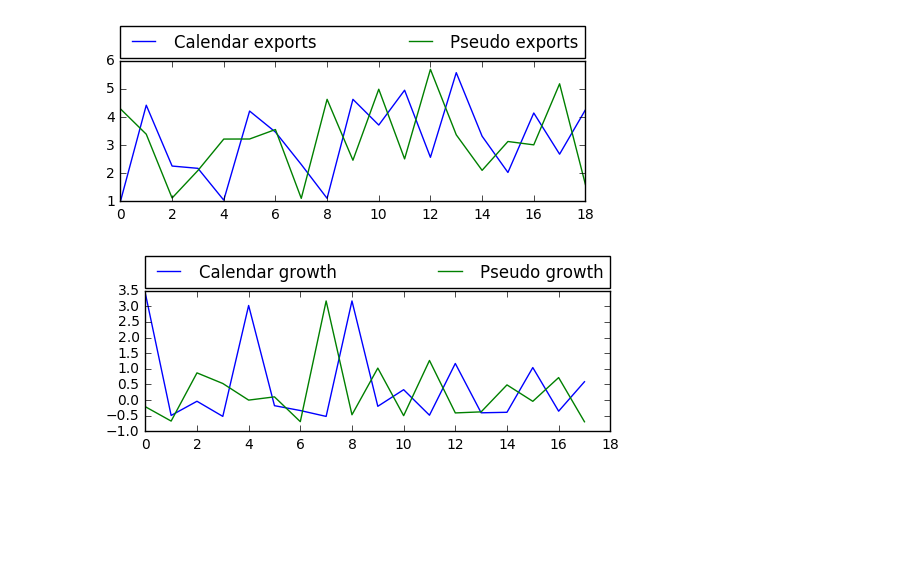
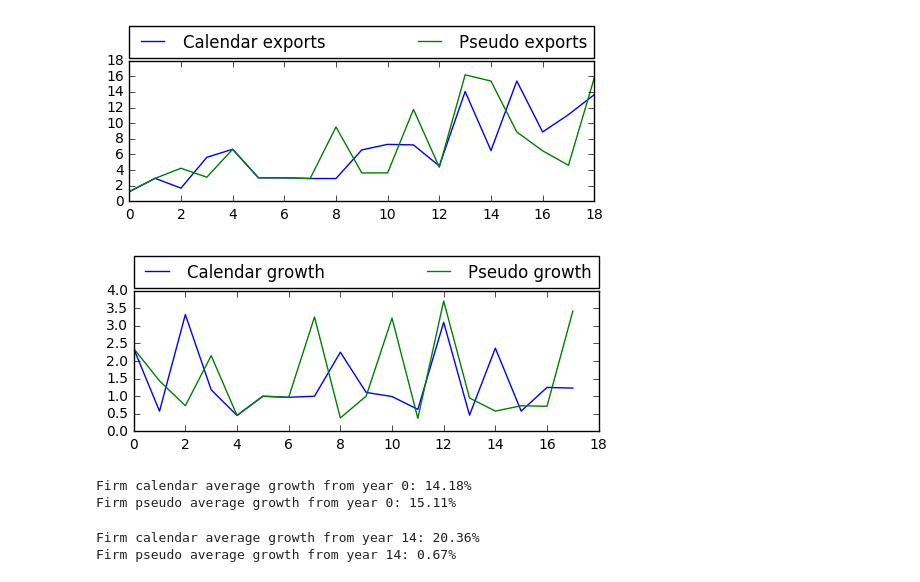
Before and after one commit to Ozniras/pseudoYearEffectExportSimulations, a Jupyter notebook: simul.ipynb, the cells around one changed output. Cells and saved outputs as stored; diff of their text form; code cells hidden in the pictures; blank space fills up the shorter version.

Commit message:
Added average growth to all stages

```diff
--- a/simul.ipynb
+++ b/simul.ipynb
@@ -25,7 +25,7 @@ class FirmExports:
         zeroCounter = self.start
         for t in range(self.years * 12 - self.start):
             if rnd.uniform() <= self.prob:
-                exportLast *= (1. + rnd.uniform(low = -0.1, high = 0.101))
+                exportLast *= (0.5 + rnd.uniform())
                 exportMonths[self.start + t] = exportLast
                 zeroCounter = 0
             else:
@@ -53,6 +53,11 @@ class FirmExports:
                 print(self.yearsCalendar[t])
                 print(self.yearsPseudo[t + 1])
                 print(self.yearsPseudo[t])
+
+    def firmCumul(self, fromYear = 0):
+        self.fromYear = fromYear
+        self.calendarCumul = np.prod(self.calendarGrowth[self.fromYear:]) ** (1 / (self.years - 2 - self.fromYear))
+        self.pseudoCumul = np.prod(self.pseudoGrowth[self.fromYear:]) ** (1 / (self.years - 2 - self.fromYear))
 # %%
 class CountryExports:
     def __init__(self, countryFirms = 10, exportYears = 20, exportProb = 0.25):
@@ -105,23 +112,41 @@ class Simulations:
 # %%
-firm = FirmExports(exportYears = 20, exportProb = 0.25)
+firm = FirmExports(exportYears = 20, exportProb = 0.1)
 firm.firmGrowth()
 
 plt.subplot(2,1,1)
 calendar = plt.plot(range(firm.years - 1), firm.yearsCalendar, label = 'Calendar exports')
 pseudo = plt.plot(range(firm.years - 1), firm.yearsPseudo, label = 'Pseudo exports')
 plt.legend(bbox_to_anchor=(0., 1.02, 1., .102), loc=3,
            ncol=2, mode="expand", borderaxespad=0.)
 plt.show()
 
 plt.subplot(2,1,2)
 calendar = plt.plot(range(firm.years - 2), firm.calendarGrowth, label = 'Calendar growth')
 pseudo = plt.plot(range(firm.years - 2), firm.pseudoGrowth, label = 'Pseudo growth')
 plt.legend(bbox_to_anchor=(0., 1.02, 1., .102), loc=3,
            ncol=2, mode="expand", borderaxespad=0.)
 plt.show()
 # %% [output]
-[figure, old version]
+[figure, new version]
-[figure, old version]
+[figure, new version]
+# %%
+firm.firmCumul(fromYear = 0)
+print('Firm calendar average growth from year ' + str(firm.fromYear) + ': '
+      + str(np.round((firm.calendarCumul -1) * 100, 2)) + '%')
+print('Firm pseudo average growth from year ' + str(firm.fromYear) + ': '
+      + str(np.round((firm.pseudoCumul - 1) * 100, 2)) + '%')
+# %% [output]
+Firm calendar average growth from year 0: 14.18%
+Firm pseudo average growth from year 0: 15.11%
+# %%
+firm.firmCumul(fromYear = 14)
+print('Firm calendar average growth from year ' + str(firm.fromYear) + ': '
+      + str(np.round((firm.calendarCumul -1) * 100, 2)) + '%')
+print('Firm pseudo average growth from year ' + str(firm.fromYear) + ': '
+      + str(np.round((firm.pseudoCumul - 1) * 100, 2)) + '%')
+# %% [output]
+Firm calendar average growth from year 14: 20.36%
+Firm pseudo average growth from year 14: 0.67%
 # %%
 country = CountryExports(countryFirms = 100, exportYears = 20, exportProb = 0.1)
 country.countryGrowth()
```
Also changed, not shown: parts of 9 cells of this notebook.
